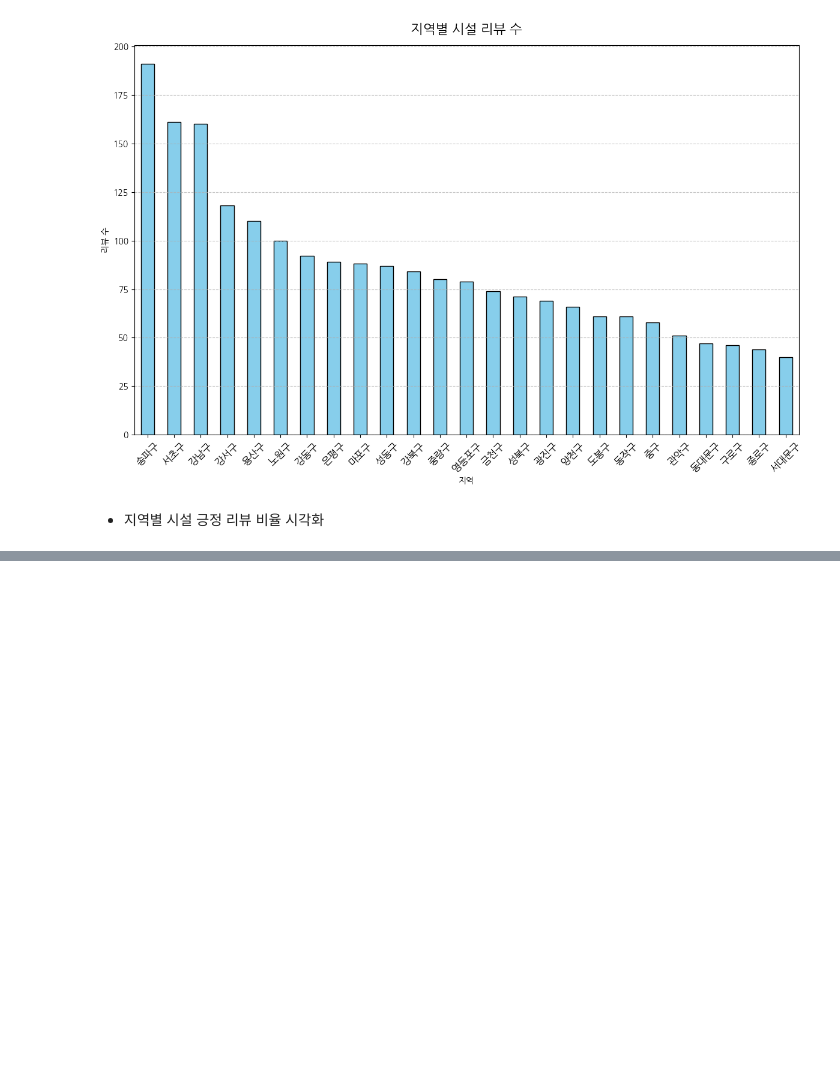
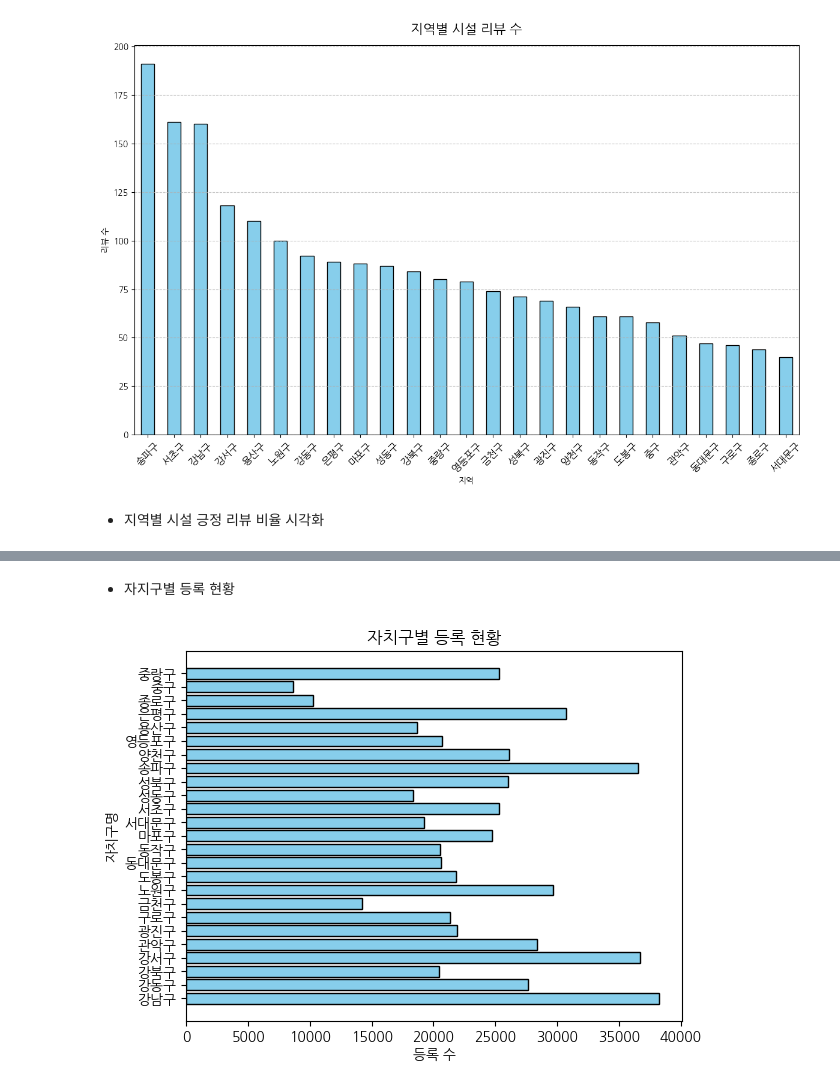
Before and after one commit to addinedu-ros-8th/eda-repo-5, a Jupyter notebook: src/petInfraAnalysis.ipynb, the cells around one changed output, grey strips where cells are left out. Drawn from its saved outputs; the diff is of its cells as text; code cells hidden in the pictures; blank space fills up the shorter version.

```diff
--- a/src/petInfraAnalysis.ipynb
+++ b/src/petInfraAnalysis.ipynb
@@ -45,3 +46,16 @@ df.head()
 | 2 | 은평구 | 공원 | 은평구 반려견 놀이터 | Y | 37.49062 | 126.919205 |
 | 3 | 은평구 | 공원 | 은평구 반려견 놀이터 | Y | 37.49062 | 126.919205 |
 | 4 | 은평구 | 공원 | 은평구 반려견 놀이터 | Y | 37.49062 | 126.919205 |
+# %%
+cursor = conn.cursor()
+cursor.execute("""
+                SELECT l.region, p.breed, r.count
+                from region_pet_regist r
+                LEFT JOIN region_list l ON r.region_id = l.id
+                LEFT JOIN pet_type p ON r.pet_type_id = p.id;
+                """)
+
+result = cursor.fetchall()
+
+regist_df = pd.DataFrame(result, columns=["region", "breed", "count"])
+regist_df.head()
@@ -140,0 +174,14 @@ See the caveats in the documentation: https://pandas.pydata.org/pandas-docs/stab
+# %% [markdown]
+- 자지구별 등록 현황
+# %%
+region_regist_data = regist_df.groupby("region")["count"].sum().reset_index()
+plt.Figure(figsize=(12, 8))
+
+plt.barh(region_regist_data["region"], region_regist_data["count"], color="skyblue", edgecolor="black")
+
+plt.title("자치구별 등록 현황")
+plt.xlabel("등록 수")
+plt.ylabel("자치구명")
+plt.show()
+# %% [output]
+[figure, added]
```
Also changed, not shown: parts of 19 cells of this notebook, 1 other file.
